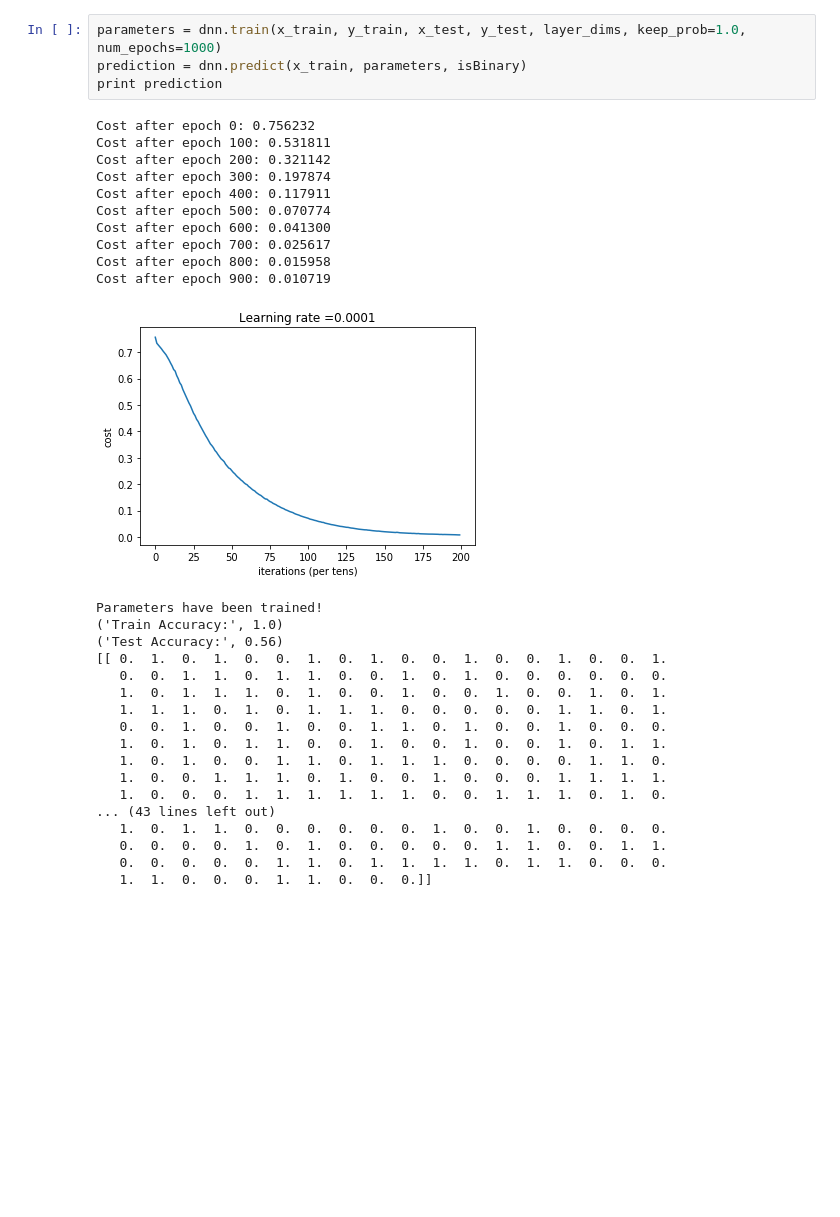
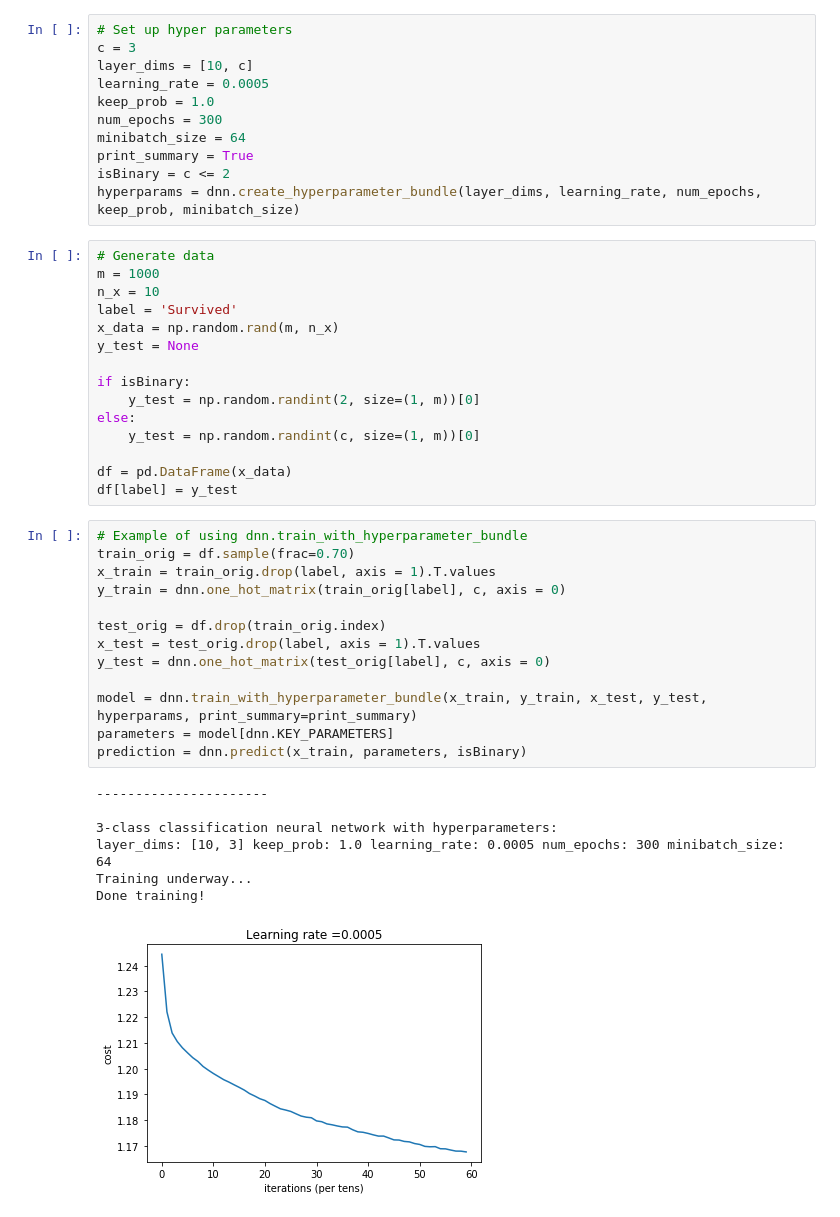
Before and after one commit to StanleyFung/DeepNeuralNet, a Jupyter notebook: example.ipynb, the cells around one changed output. Drawn from its saved outputs; the diff is of its cells as text; blank space fills up the shorter version.

Commit message:
fixed k folds and updated example

```diff
--- a/example.ipynb
+++ b/example.ipynb
@@ -30,33 +5,47 @@ else:
-# %%
-parameters = dnn.train(x_train, y_train, x_test, y_test, layer_dims, keep_prob=1.0, num_epochs=1000)
-prediction = dnn.predict(x_train, parameters, isBinary)
-print prediction
-# %% [output]
-Cost after epoch 0: 0.756232
-Cost after epoch 100: 0.531811
-Cost after epoch 200: 0.321142
-Cost after epoch 300: 0.197874
-Cost after epoch 400: 0.117911
-Cost after epoch 500: 0.070774
-Cost after epoch 600: 0.041300
-Cost after epoch 700: 0.025617
-Cost after epoch 800: 0.015958
-Cost after epoch 900: 0.010719
-[figure, removed]
-Parameters have been trained!
-('Train Accuracy:', 1.0)
-('Test Accuracy:', 0.56)
-[[ 0.  1.  0.  1.  0.  0.  1.  0.  1.  0.  0.  1.  0.  0.  1.  0.  0.  1.
-   0.  0.  1.  1.  0.  1.  1.  0.  0.  1.  0.  1.  0.  0.  0.  0.  0.  0.
-   1.  0.  1.  1.  1.  0.  1.  0.  0.  1.  0.  0.  1.  0.  0.  1.  0.  1.
-   1.  1.  1.  0.  1.  0.  1.  1.  1.  0.  0.  0.  0.  0.  1.  1.  0.  1.
-   0.  0.  1.  0.  0.  1.  0.  0.  1.  1.  0.  1.  0.  0.  1.  0.  0.  0.
-   1.  0.  1.  0.  1.  1.  0.  0.  1.  0.  0.  1.  0.  0.  1.  0.  1.  1.
-   1.  0.  1.  0.  0.  1.  1.  0.  1.  1.  1.  0.  0.  0.  0.  1.  1.  0.
-   1.  0.  0.  1.  1.  1.  0.  1.  0.  0.  1.  0.  0.  0.  1.  1.  1.  1.
-   1.  0.  0.  0.  1.  1.  1.  1.  1.  1.  0.  0.  1.  1.  1.  0.  1.  0.
-... (43 lines left out)
-   1.  0.  1.  1.  0.  0.  0.  0.  0.  0.  1.  0.  0.  1.  0.  0.  0.  0.
-   0.  0.  0.  0.  1.  0.  1.  0.  0.  0.  0.  0.  1.  1.  0.  0.  1.  1.
-   0.  0.  0.  0.  0.  1.  1.  0.  1.  1.  1.  1.  0.  1.  1.  0.  0.  0.
-   1.  1.  0.  0.  0.  1.  1.  0.  0.  0.]]
+# %%
+# Set up hyper parameters
+c = 3
+layer_dims = [10, c]
+learning_rate = 0.0005
+keep_prob = 1.0
+num_epochs = 300
+minibatch_size = 64
+print_summary = True
+isBinary = c <= 2
+hyperparams = dnn.create_hyperparameter_bundle(layer_dims, learning_rate, num_epochs, keep_prob, minibatch_size)
+# %%
+# Generate data
+m = 1000
+n_x = 10
+label = 'Survived'
+x_data = np.random.rand(m, n_x)
+y_test = None
+
+if isBinary:
+    y_test = np.random.randint(2, size=(1, m))[0]
+else:
+    y_test = np.random.randint(c, size=(1, m))[0]
+
+df = pd.DataFrame(x_data)
+df[label] = y_test
+# %%
+# Example of using dnn.train_with_hyperparameter_bundle
+train_orig = df.sample(frac=0.70)
+x_train = train_orig.drop(label, axis = 1).T.values
+y_train = dnn.one_hot_matrix(train_orig[label], c, axis = 0)
+
+test_orig = df.drop(train_orig.index)
+x_test = test_orig.drop(label, axis = 1).T.values
+y_test = dnn.one_hot_matrix(test_orig[label], c, axis = 0)
+
+model = dnn.train_with_hyperparameter_bundle(x_train, y_train, x_test, y_test, hyperparams, print_summary=print_summary)
+parameters = model[dnn.KEY_PARAMETERS]
+prediction = dnn.predict(x_train, parameters, isBinary)
+# %% [output]
+----------------------
+
+3-class classification neural network with hyperparameters:
+layer_dims: [10, 3] keep_prob: 1.0 learning_rate: 0.0005 num_epochs: 300 minibatch_size: 64
+Training underway...
+Done training!
+[figure, added]
```
Also changed, not shown: parts of 4 cells of this notebook, 1 other file.
